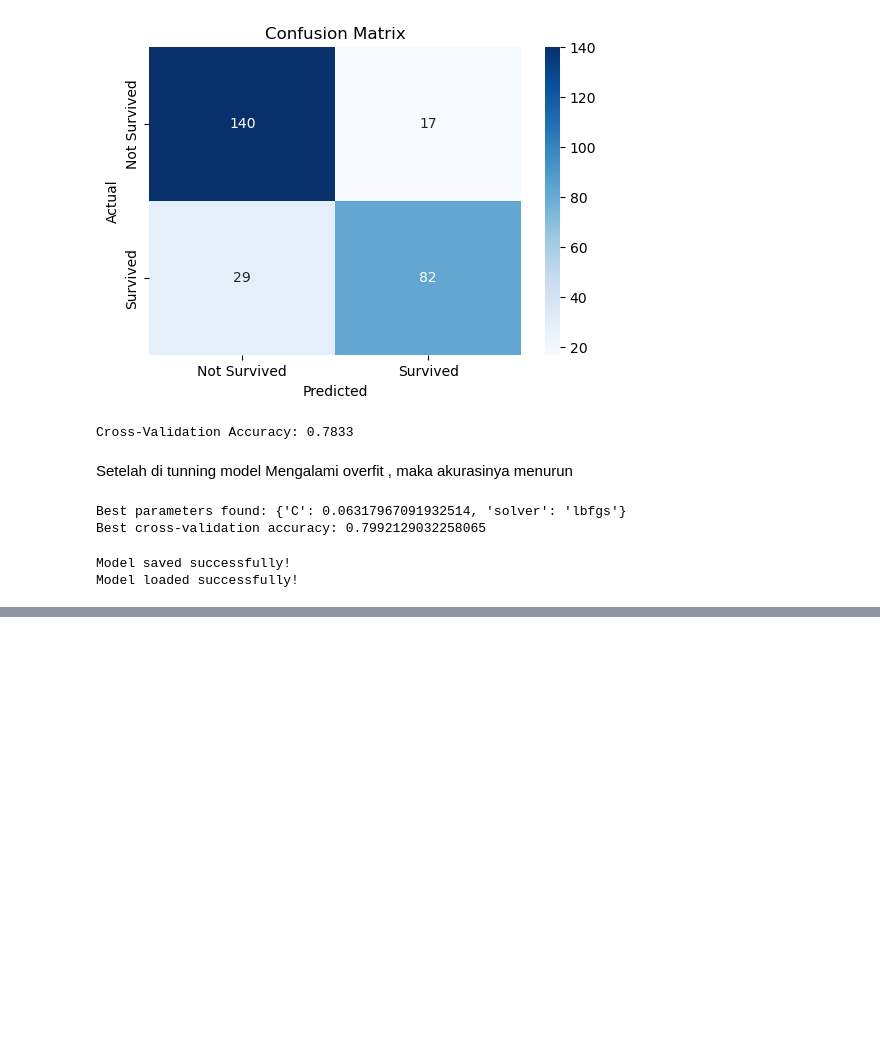
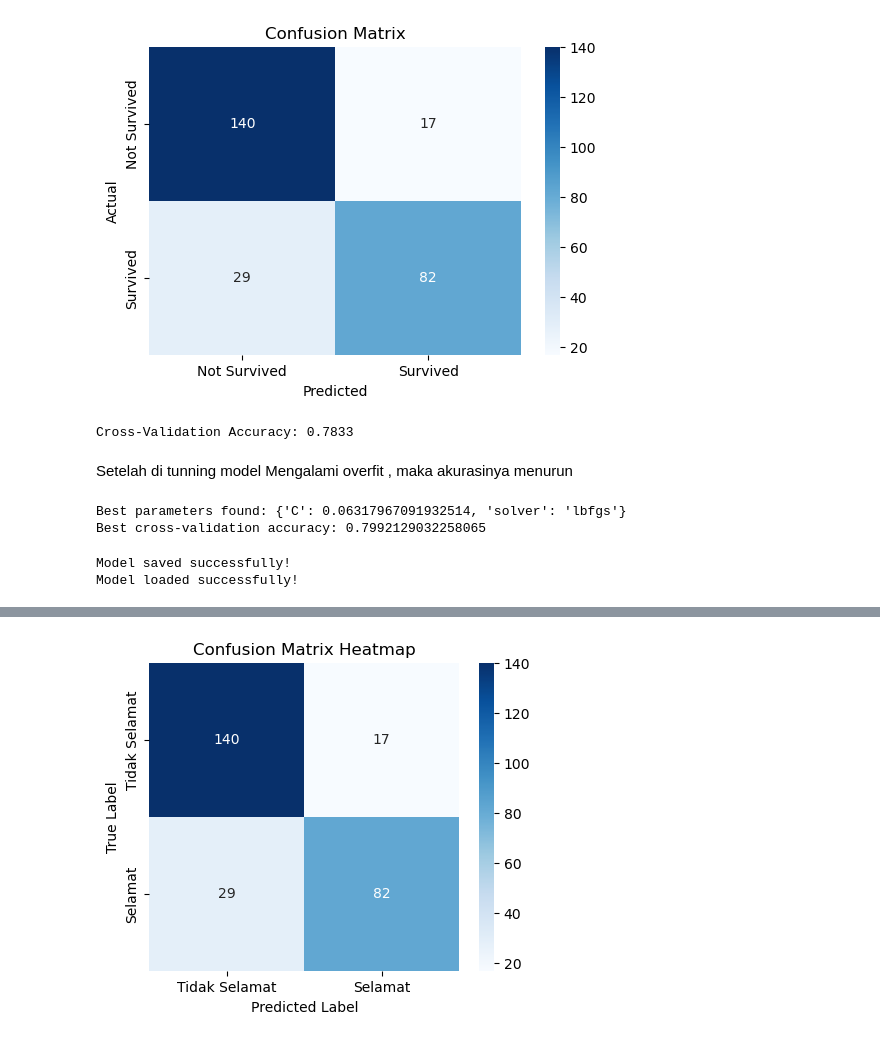
Before and after one commit to Aneusrymm/Model_MachineLearning, a Jupyter notebook: tugas1.ipynb, the cells around one changed output, grey strips where cells are left out. Drawn from its saved outputs; the diff is of its cells as text; code cells hidden in the pictures; blank space fills up the shorter version.

```diff
--- a/tugas1.ipynb
+++ b/tugas1.ipynb
@@ -399,0 +412,2 @@ Model loaded successfully!
+# %%
+X_train, X_test, y_train, y_test = train_test_split(X, y, test_size=0.3, random_state=42, stratify=y)
@@ -399,0 +420,7 @@ Model loaded successfully!
+# %%
+accuracy = accuracy_score(y_test, y_pred)
+precision = precision_score(y_test, y_pred)
+recall = recall_score(y_test, y_pred)
+roc_auc = roc_auc_score(y_test, y_prob)
+conf_matrix = confusion_matrix(y_test, y_pred)
+class_report = classification_report(y_test, y_pred)
@@ -399,0 +441,10 @@ Model loaded successfully!
+# %%
+# Visualisasi Confusion Matrix menggunakan heatmap
+plt.figure(figsize=(5, 4))
+sns.heatmap(conf_matrix, annot=True, fmt="d", cmap="Blues", xticklabels=["Tidak Selamat", "Selamat"], yticklabels=["Tidak Selamat", "Selamat"])
+plt.xlabel("Predicted Label")
+plt.ylabel("True Label")
+plt.title("Confusion Matrix Heatmap")
+plt.show()
+# %% [output]
+[figure, added]
```
Also changed, not shown: parts of 7 cells of this notebook, 2 other files.
